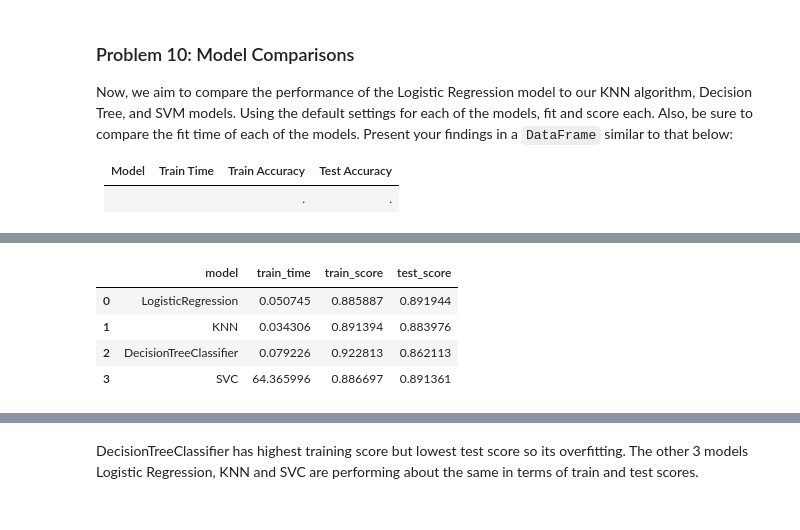
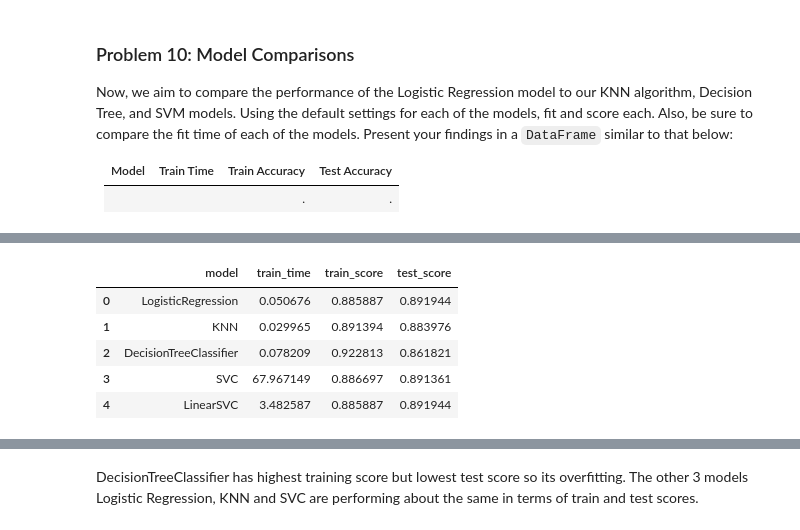
Before and after one commit to trguduru/bank_marketing_prediction, a Jupyter notebook: prompt_III.ipynb, the cells around one changed output, grey strips where cells are left out. Cells and saved outputs as stored; diff of their text form; code cells hidden in the pictures.

```diff
--- a/prompt_III.ipynb
+++ b/prompt_III.ipynb
@@ -523,19 +525,29 @@ print(svc_train_score,svc_test_score,svc_fit_time)
+# %%
+lsvc = LinearSVC()
+lsvc_train_score,lsvc_test_score,lsvc_fit_time = train_model(lsvc)
+# %%
+sgd = SGDClassifier()
+sgd_train_score,sgd_test_score,sgd_fit_time = train_model(sgd)
+# %%
+gnb = GaussianNB()
+gnb_train_score,gnb_test_score,gnb_fit_time = train_model(gnb)
 # %%
 # build a dataframe with model performances
 model_dict = {
-    'model': ['LogisticRegression','KNN','DecisionTreeClassifier','SVC'],
-    'train_time':[lgr_fit_time,knn_fit_time,dtree_fit_time,svc_fit_time],
-    'train_score':[lgr_train_score,knn_train_score,dtree_train_score,svc_train_score],
-    'test_score':[lgr_test_score,knn_test_score,dtree_test_score,svc_test_score]
+    'model': ['LogisticRegression','KNN','DecisionTreeClassifier','SVC','LinearSVC','SGDClassifier','GaussianNB'],
+    'train_time':[lgr_fit_time,knn_fit_time,dtree_fit_time,svc_fit_time,lsvc_fit_time,sgd_fit_time,gnb_fit_time],
+    'train_score':[lgr_train_score,knn_train_score,dtree_train_score,svc_train_score,lsvc_train_score,sgd_test_score,gnb_train_score],
+    'test_score':[lgr_test_score,knn_test_score,dtree_test_score,svc_test_score,lsvc_test_score,sgd_test_score,gnb_test_score]
 }
 
 model_perf_df = pd.DataFrame(model_dict)
 model_perf_df.head()
 # %% [output]
 |  | model | train_time | train_score | test_score |
-| 0 | LogisticRegression | 0.050745 | 0.885887 | 0.891944 |
-| 1 | KNN | 0.034306 | 0.891394 | 0.883976 |
-| 2 | DecisionTreeClassifier | 0.079226 | 0.922813 | 0.862113 |
-| 3 | SVC | 64.365996 | 0.886697 | 0.891361 |
+| 0 | LogisticRegression | 0.050676 | 0.885887 | 0.891944 |
+| 1 | KNN | 0.029965 | 0.891394 | 0.883976 |
+| 2 | DecisionTreeClassifier | 0.078209 | 0.922813 | 0.861821 |
+| 3 | SVC | 67.967149 | 0.886697 | 0.891361 |
+| 4 | LinearSVC | 3.482587 | 0.885887 | 0.891944 |
 # %%
 # plot for train and test scores
```
Also changed, not shown: parts of 30 cells of this notebook.
